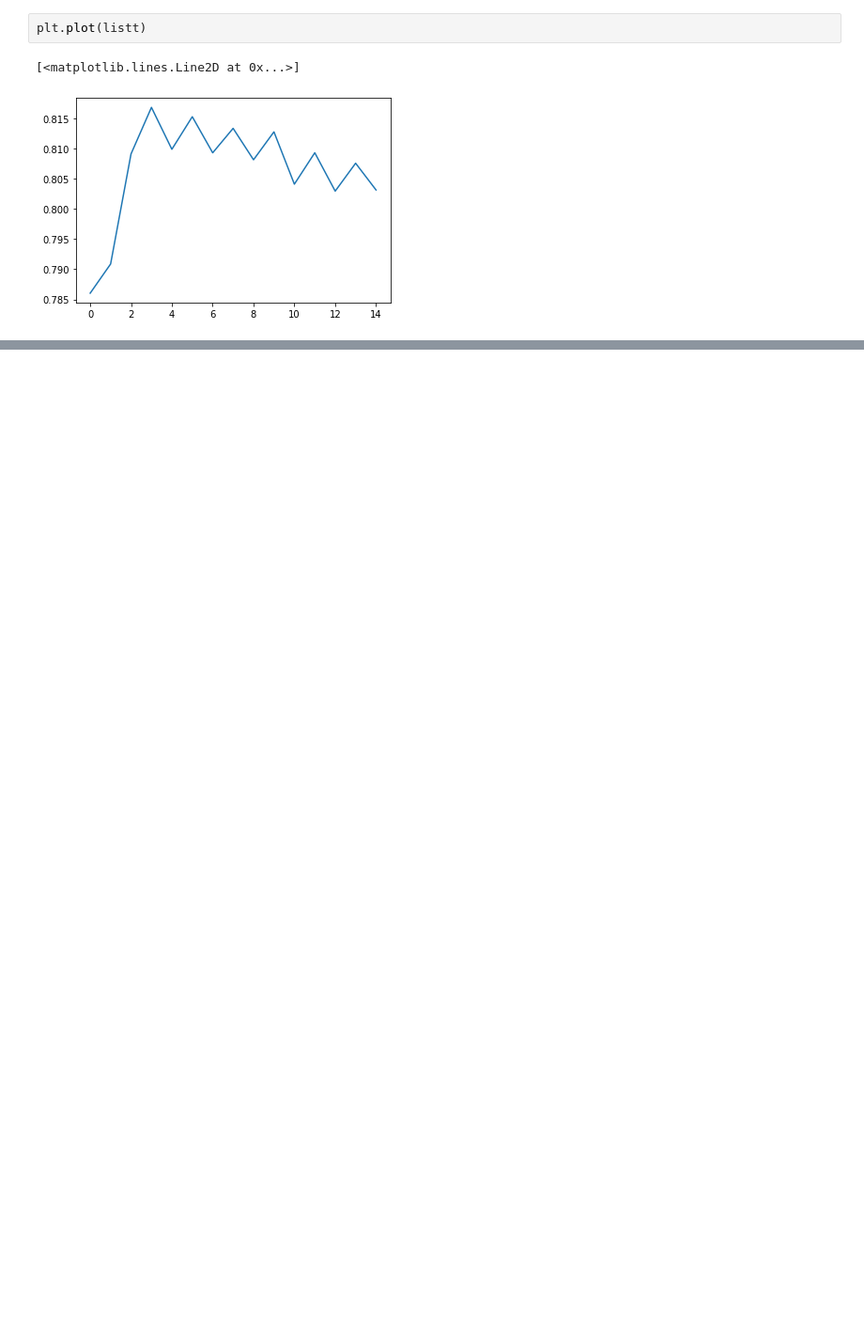
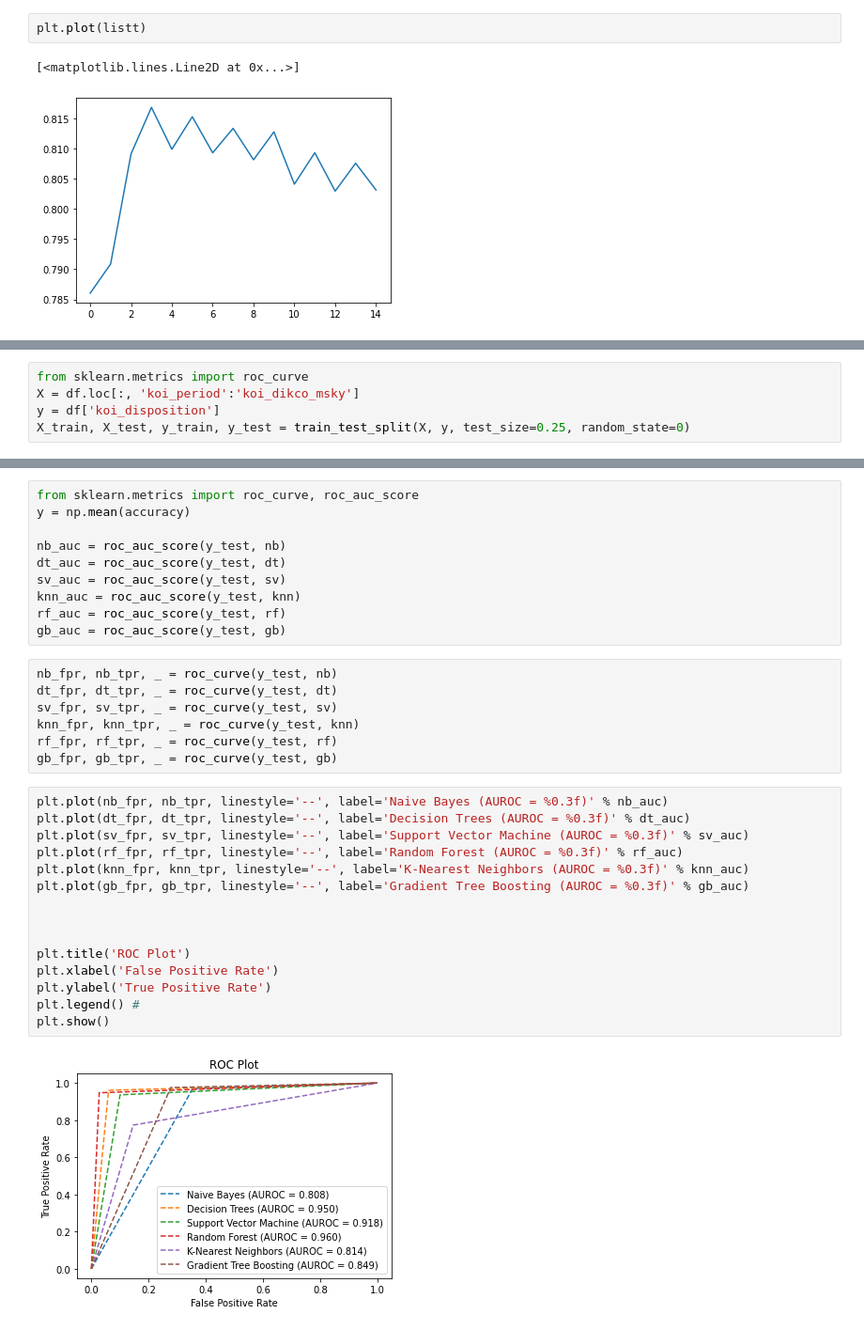
Before and after one commit to luizfysouza/Machine-Learning-Projects, a Jupyter notebook: Exoplanets Classification/Classification.ipynb, the cells around one changed output, grey strips where cells are left out. Shown: that part at 94% size. Cells and saved outputs as stored; diff of their text form; blank space fills up the shorter version.

```diff
--- a/Exoplanets Classification/Classification.ipynb
+++ b/Exoplanets Classification/Classification.ipynb
@@ -278,0 +323,5 @@ from sklearn.metrics import roc_curve
+# %%
+from sklearn.metrics import roc_curve
+X = df.loc[:, 'koi_period':'koi_dikco_msky']
+y = df['koi_disposition']
+X_train, X_test, y_train, y_test = train_test_split(X, y, test_size=0.25, random_state=0)
@@ -278,0 +355,34 @@ from sklearn.metrics import roc_curve
+# %%
+from sklearn.metrics import roc_curve, roc_auc_score
+y = np.mean(accuracy)
+
+nb_auc = roc_auc_score(y_test, nb)
+dt_auc = roc_auc_score(y_test, dt)
+sv_auc = roc_auc_score(y_test, sv)
+knn_auc = roc_auc_score(y_test, knn)
+rf_auc = roc_auc_score(y_test, rf)
+gb_auc = roc_auc_score(y_test, gb)
+# %%
+nb_fpr, nb_tpr, _ = roc_curve(y_test, nb)
+dt_fpr, dt_tpr, _ = roc_curve(y_test, dt)
+sv_fpr, sv_tpr, _ = roc_curve(y_test, sv)
+knn_fpr, knn_tpr, _ = roc_curve(y_test, knn)
+rf_fpr, rf_tpr, _ = roc_curve(y_test, rf)
+gb_fpr, gb_tpr, _ = roc_curve(y_test, gb)
+# %%
+plt.plot(nb_fpr, nb_tpr, linestyle='--', label='Naive Bayes (AUROC = %0.3f)' % nb_auc)
+plt.plot(dt_fpr, dt_tpr, linestyle='--', label='Decision Trees (AUROC = %0.3f)' % dt_auc)
+plt.plot(sv_fpr, sv_tpr, linestyle='--', label='Support Vector Machine (AUROC = %0.3f)' % sv_auc)
+plt.plot(rf_fpr, rf_tpr, linestyle='--', label='Random Forest (AUROC = %0.3f)' % rf_auc)
+plt.plot(knn_fpr, knn_tpr, linestyle='--', label='K-Nearest Neighbors (AUROC = %0.3f)' % knn_auc)
+plt.plot(gb_fpr, gb_tpr, linestyle='--', label='Gradient Tree Boosting (AUROC = %0.3f)' % gb_auc)
+
+
+
+plt.title('ROC Plot')
+plt.xlabel('False Positive Rate')
+plt.ylabel('True Positive Rate')
+plt.legend() #
+plt.show()
+# %% [output]
+[figure, added]
```
Also changed, not shown: parts of 38 cells of this notebook.
